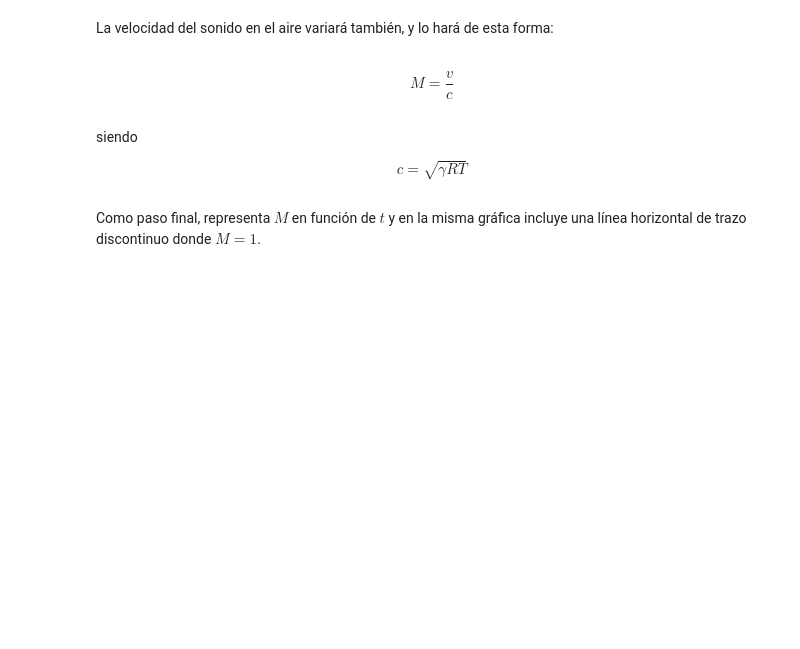
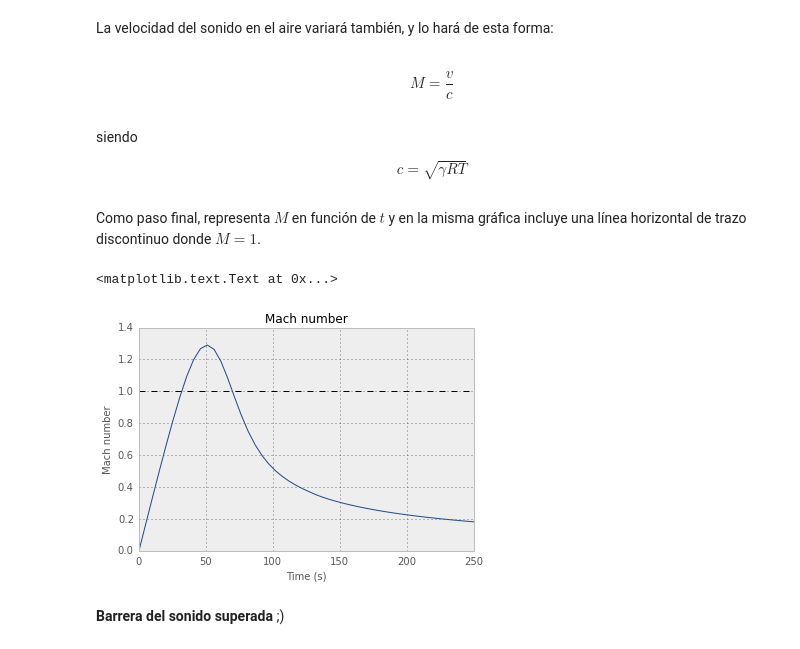
Before and after one commit to AeroPython/Curso_AeroPython, a Jupyter notebook: Notebooks/Clase6b_Finale.ipynb, the cells around one changed output. Cells and saved outputs as stored; diff of their text form; code cells hidden in the pictures; blank space fills up the shorter version.

```diff
--- a/Notebooks/Clase6b_Finale.ipynb
+++ b/Notebooks/Clase6b_Finale.ipynb
@@ -155,3 +251,20 @@ siendo
 $$c = \sqrt{\gamma R T}$$
 # %% [markdown]
 Como paso final, representa $M$ en función de $t$ y en la misma gráfica incluye una línea horizontal de trazo discontinuo donde $M = 1$.
+# %%
+gamma = 1.4
+R = 287.0  # [SI]
+c = np.sqrt(gamma * R * T_ISA(pos))
+
+M = np.abs(vel) / c
+
+plt.plot(t, M)
+plt.plot(t, np.ones_like(t), 'k--')
+plt.ylabel('Mach number')
+plt.xlabel('Time (s)')
+plt.title("Mach number")
+# %% [output]
+<matplotlib.text.Text at 0x...>
+[figure, added]
+# %% [markdown]
+**Barrera del sonido superada** ;)
```
Also changed, not shown: parts of 22 cells of this notebook.
